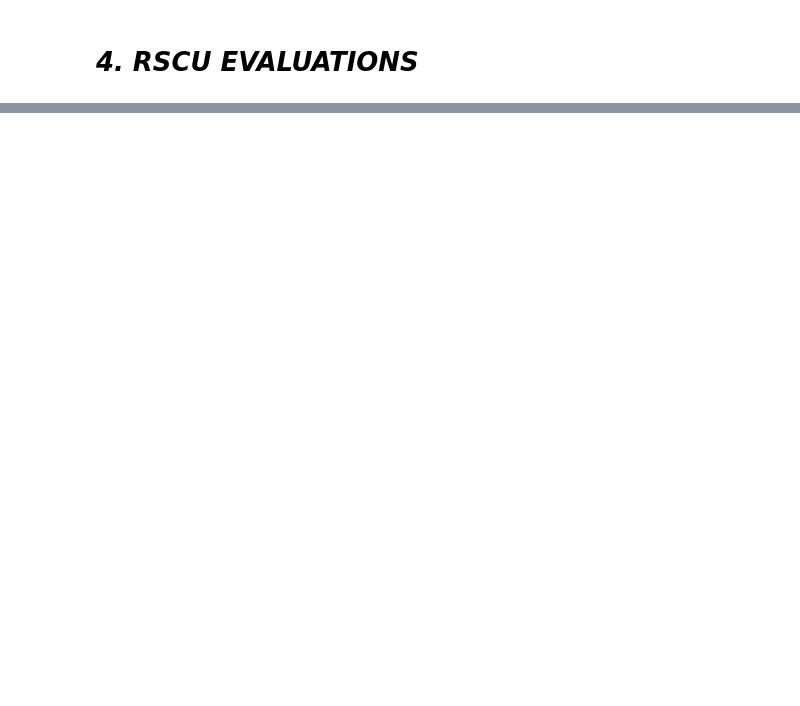
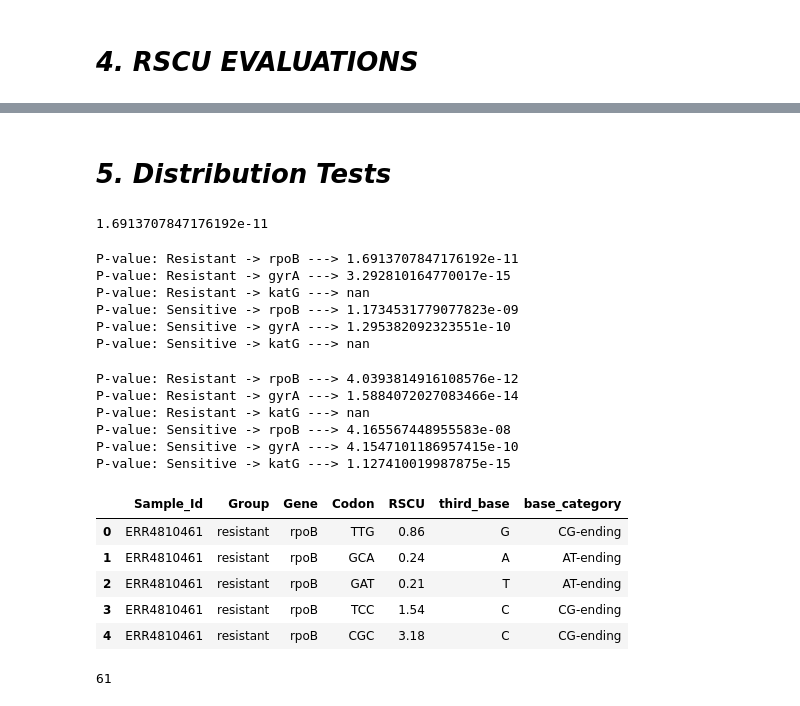
Before and after one commit to ginger-gif-bot/NGS, a Jupyter notebook: python_scripts/stats_plots.ipynb, the cells around one changed output, grey strips where cells are left out. Drawn from its saved outputs; the diff is of its cells as text; code cells hidden in the pictures; blank space fills up the shorter version.

```diff
--- a/python_scripts/stats_plots.ipynb
+++ b/python_scripts/stats_plots.ipynb
@@ -432,0 +617,53 @@ enc_gc3_all_samples.groupby("Group")["gc3_katG"].describe()
+# %% [markdown]
+# ***5. Distribution Tests***
+# %%
+resitant_enc_rpoB = enc_gc3_all_samples[enc_gc3_all_samples["Group"]=="resistant"]["enc_rpoB"]
+stats, p = shapiro(resitant_enc_rpoB)
+print(p)
+# %% [output]
+1.6913707847176192e-11
+# %%
+grp = ["resistant","sensitive"]
+genes_data = ["enc_rpoB","enc_gyrA","enc_katG"]
+
+for grp in grp:
+    for col in genes_data:
+        test = enc_gc3_all_samples[enc_gc3_all_samples["Group"] == grp][col]
+        statt,p_value = shapiro(test)
+        print(f"P-value: {grp.capitalize()} -> {col.replace("enc_","")} ---> {p_value}")
+# %% [output]
+P-value: Resistant -> rpoB ---> 1.6913707847176192e-11
+P-value: Resistant -> gyrA ---> 3.292810164770017e-15
+P-value: Resistant -> katG ---> nan
+P-value: Sensitive -> rpoB ---> 1.1734531779077823e-09
+P-value: Sensitive -> gyrA ---> 1.295382092323551e-10
+P-value: Sensitive -> katG ---> nan
+# %%
+grp = ["resistant","sensitive"]
+genes_data = ["gc3_rpoB","gc3_gyrA","gc3_katG"]
+
+for grp in grp:
+    for col in genes_data:
+        test = enc_gc3_all_samples[enc_gc3_all_samples["Group"] == grp][col]
+        statt,p_value = shapiro(test)
+        print(f"P-value: {grp.capitalize()} -> {col.replace("gc3_","")} ---> {p_value}")
+# %% [output]
+P-value: Resistant -> rpoB ---> 4.0393814916108576e-12
+P-value: Resistant -> gyrA ---> 1.5884072027083466e-14
+P-value: Resistant -> katG ---> nan
+P-value: Sensitive -> rpoB ---> 4.165567448955583e-08
+P-value: Sensitive -> gyrA ---> 4.1547101186957415e-10
+P-value: Sensitive -> katG ---> 1.127410019987875e-15
+# %%
+rscu_all_samples.head()
+# %% [output]
+|  | Sample_Id | Group | Gene | Codon | RSCU | third_base | base_category |
+| 0 | ERR4810461 | resistant | rpoB | TTG | 0.86 | G | CG-ending |
+| 1 | ERR4810461 | resistant | rpoB | GCA | 0.24 | A | AT-ending |
+| 2 | ERR4810461 | resistant | rpoB | GAT | 0.21 | T | AT-ending |
+| 3 | ERR4810461 | resistant | rpoB | TCC | 1.54 | C | CG-ending |
+| 4 | ERR4810461 | resistant | rpoB | CGC | 3.18 | C | CG-ending |
+# %%
+len(codon_to_aa)
+# %% [output]
+61
```
Also changed, not shown: parts of 53 cells of this notebook, 26 other files.
